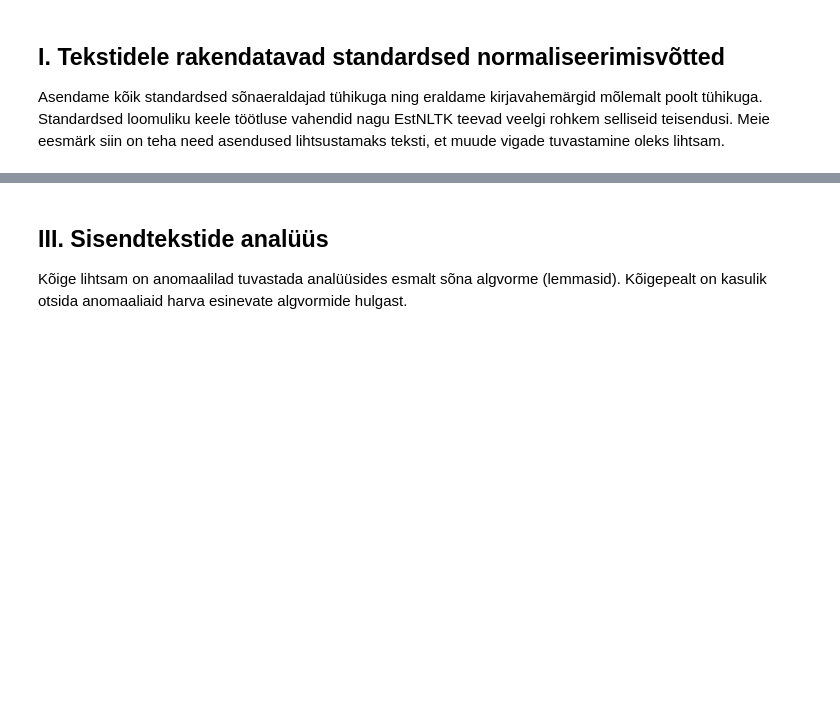
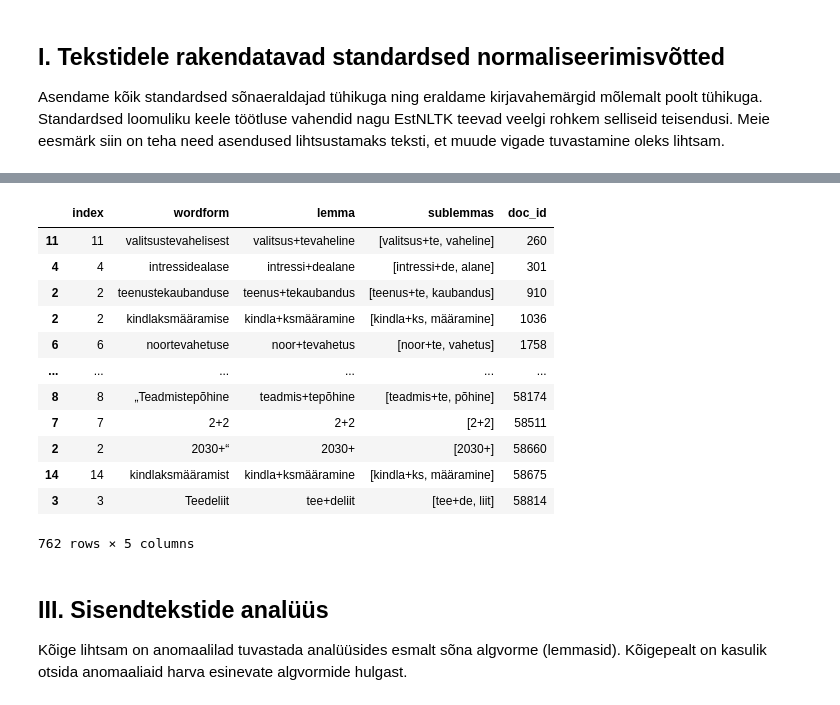
Before and after one commit to estnltk/smart-search, a Jupyter notebook: demod/toovood/riigi_teataja_pealkirjaotsing/01_dokumentide_indekseerimine/02A_validate_and_clean_source_texts_naively.ipynb, the cells around one changed output, grey strips where cells are left out. Cells and saved outputs as stored; diff of their text form; code cells hidden in the pictures; blank space fills up the shorter version.

```diff
--- a/demod/toovood/riigi_teataja_pealkirjaotsing/01_dokumentide_indekseerimine/02A_validate_and_clean_source_texts_naively.ipynb
+++ b/demod/toovood/riigi_teataja_pealkirjaotsing/01_dokumentide_indekseerimine/02A_validate_and_clean_source_texts_naively.ipynb
@@ -123,6 +139,22 @@ display(result)
 | 3 | 3 | piiride | piir | [piir] | 58836 |
 | 4 | 4 | määramine | määramine | [määramine] | 58836 |
 453167 rows × 5 columns
+# %%
+result[result['lemma'].str.contains('+', regex=False)]
+# %% [output]
+|  | index | wordform | lemma | sublemmas | doc_id |
+| 11 | 11 | valitsustevahelisest | valitsus+tevaheline | [valitsus+te, vaheline] | 260 |
+| 4 | 4 | intressidealase | intressi+dealane | [intressi+de, alane] | 301 |
+| 2 | 2 | teenustekaubanduse | teenus+tekaubandus | [teenus+te, kaubandus] | 910 |
+| 2 | 2 | kindlaksmääramise | kindla+ksmääramine | [kindla+ks, määramine] | 1036 |
+| 6 | 6 | noortevahetuse | noor+tevahetus | [noor+te, vahetus] | 1758 |
+| ... | ... | ... | ... | ... | ... |
+| 8 | 8 | „Teadmistepõhine | teadmis+tepõhine | [teadmis+te, põhine] | 58174 |
+| 7 | 7 | 2+2 | 2+2 | [2+2] | 58511 |
+| 2 | 2 | 2030+“ | 2030+ | [2030+] | 58660 |
+| 14 | 14 | kindlaksmääramist | kindla+ksmääramine | [kindla+ks, määramine] | 58675 |
+| 3 | 3 | Teedeliit | tee+deliit | [tee+de, liit] | 58814 |
+762 rows × 5 columns
 # %% [markdown]
 ## III. Sisendtekstide analüüs
 
```
Also changed, not shown: parts of 11 cells of this notebook, 2 other files.
